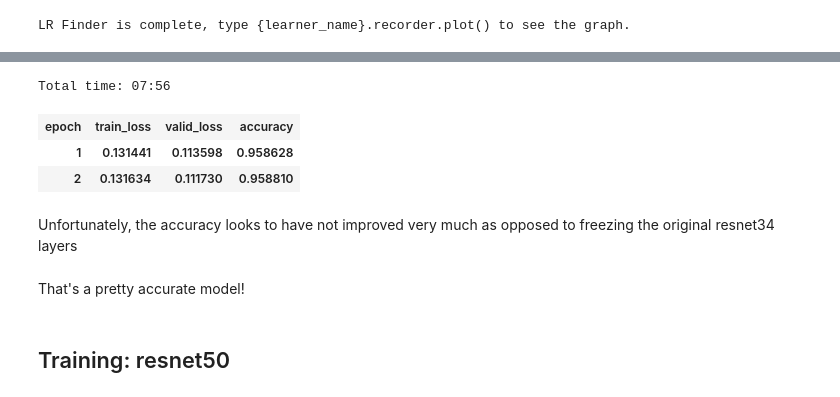
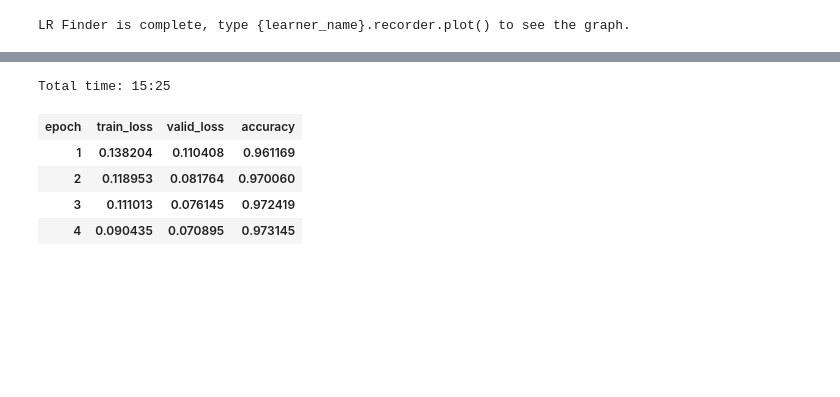
Before and after one commit to shaun-jacks/malaria_identify_kaggle, a Jupyter notebook: lesson1-application-malaria-detection.ipynb, the cells around one changed output, grey strips where cells are left out. Drawn from its saved outputs; the diff is of its cells as text; code cells hidden in the pictures; blank space fills up the shorter version.

```diff
--- a/lesson1-application-malaria-detection.ipynb
+++ b/lesson1-application-malaria-detection.ipynb
@@ -38,5 +43,5 @@ torch.cuda.is_available()
 # %% [markdown]
 We first create a *Path* object using `Path()` in order to view various characteristics about the organization of our data. To do so, we specify the location of our folder that holds the data in relation to our current working directory.
 # %%
-data_folder_location = '../../../kaggle_data/cell_images/'
+data_folder_location = '../kaggle_data/cell_images/'
 path = Path(data_folder_location)
@@ -191,5 +197,5 @@ Since our model is working as we expect it to, we will *unfreeze* our model and
 # %%
 learn.unfreeze()
 # %%
-learn.fit_one_cycle(1) # fit after unfreezing all layers
+learn.fit_one_cycle(4) # fit after unfreezing all layers
 # %% [output]
@@ -211,14 +240,10 @@ learn.recorder.plot()
 # %%
-learn.unfreeze()
-learn.fit_one_cycle(4, max_lr=slice(1e-6,1e-4))
+learn.unfreeze() # unfreeze again since we loaded our originally frozen model
+learn.fit_one_cycle(4, max_lr=slice(1e-5,1e-3))
 # %% [output]
-Total time: 07:56
+Total time: 15:25
 | epoch | train_loss | valid_loss | accuracy |
-| 1 | 0.131441 | 0.113598 | 0.958628 |
-| 2 | 0.131634 | 0.111730 | 0.958810 |
+| 1 | 0.138204 | 0.110408 | 0.961169 |
+| 2 | 0.118953 | 0.081764 | 0.970060 |
+| 3 | 0.111013 | 0.076145 | 0.972419 |
+| 4 | 0.090435 | 0.070895 | 0.973145 |
-# %% [markdown]
-Unfortunately, the accuracy looks to have not improved very much as opposed to freezing the original resnet34 layers
-# %% [markdown]
-That's a pretty accurate model!
-# %% [markdown]
-## Training: resnet50
```
Also changed, not shown: parts of 39 cells of this notebook.
